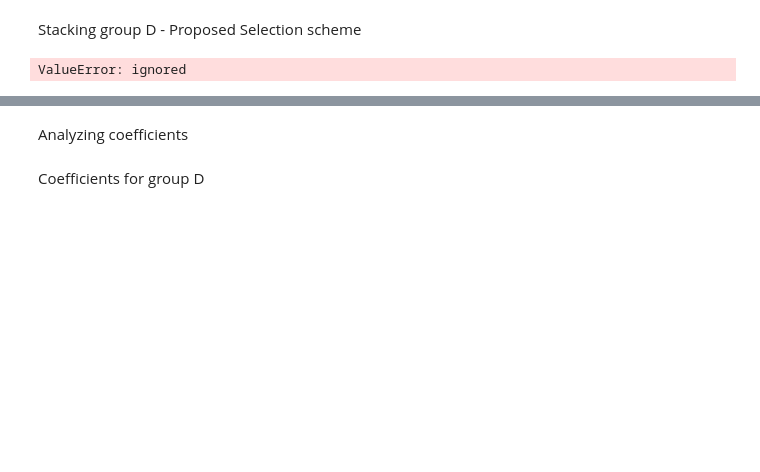
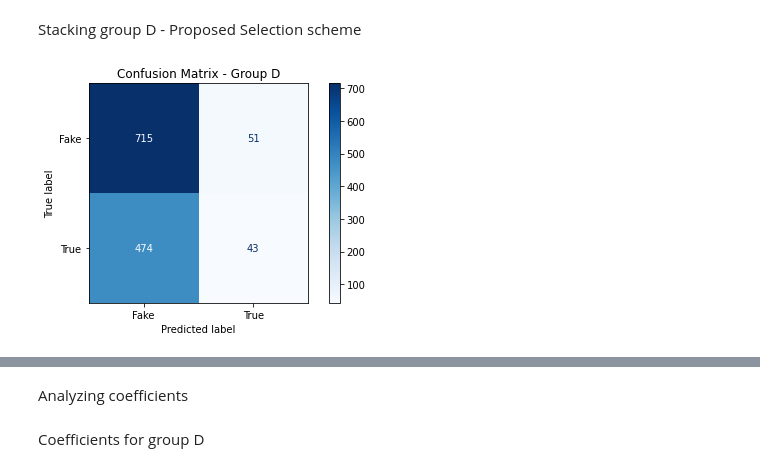
Before and after one commit to SaraBCoutinho/Pesquisa_2, a Jupyter notebook: LIAR_2_atual.ipynb, the cells around one changed output, grey strips where cells are left out. Drawn from its saved outputs; the diff is of its cells as text; code cells hidden in the pictures; blank space fills up the shorter version.

```diff
--- a/LIAR_2_atual.ipynb
+++ b/LIAR_2_atual.ipynb
@@ -925,21 +1173,22 @@ stacking_C.coef_
 
 Stacking group D - Proposed Selection scheme
 # %%
-models_D = ['MLP-GLOVE','MLP-FAST','SVM-CV','MLP-W2V','SVM-W2V','LR-GLOVE','RF-W2V','CNN-W2V']
-names = 'MLP-GLOVE|MLP-FAST|SVM-CV|MLP-W2V|SVM-W2V|LR-GLOVE|RF-W2V|CNN-W2V'
+models_D = ['RF-TFIDF','SVM-CV','LR-GLOVE','RF-W2V','MLP-W2V','CNN-GLOVE','CNN-FAST','NB-TFIDF','EXTRA-TFIDF','NB-FAST','SVM-TFIDF']
+names = 'RF-TFIDF|SVM-CV|LR-GLOVE|RF-W2V|MLP-W2|CNN-GLOVE|CNN-FAST|NB-TFIDF|EXTRA-TFIDF|NB-FAST|SVM-TFIDF|'
+
 X_val, X_test, cols = filter_df_train_test(probas_val, probas_test, names)
 X_val, X_test = filter_collinearity(X_val, X_test)
 stacking_D = LogisticRegression()
 
 stacking_D.fit(X_val, labels_val)
 y_pred = stacking_D.predict(X_test)
 results_D = f1_score(labels_test, y_pred)
 disp=plot_confusion_matrix(stacking_D, X_test, labels_test, cmap=plt.cm.Blues,
-                           display_labels=['Non-hateful', 'hateful'])
+                           display_labels=['Fake', 'True'])
 disp.ax_.set_title("Confusion Matrix - Group D")
 plt.tight_layout()
 plt.savefig('confusion_matrix_GroupD.pdf', dpi=300)
 # %% [output]
-ValueError: ignored
+[figure, added]
 # %%
 print(results_D)
```
Also changed, not shown: parts of 57 cells of this notebook.
